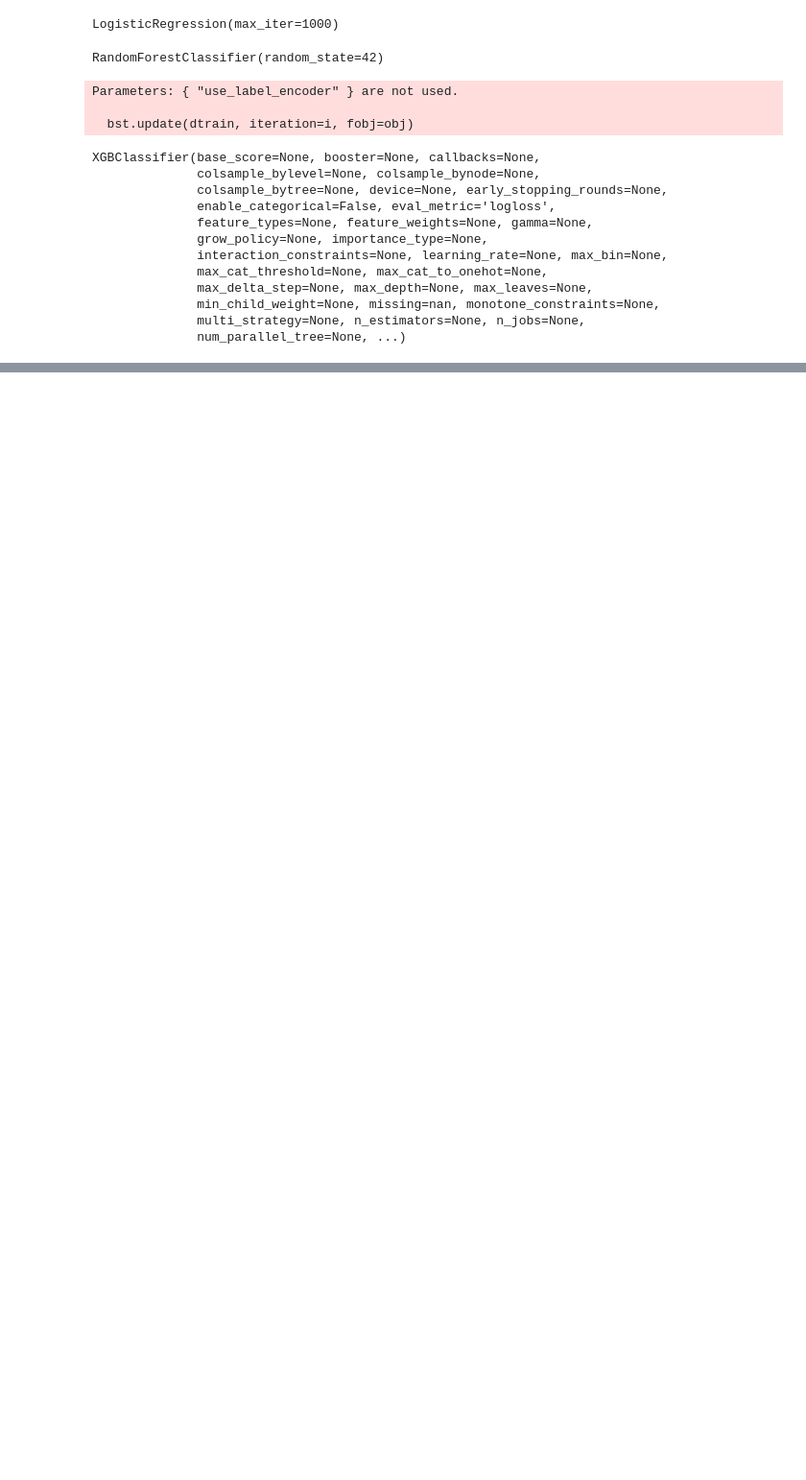
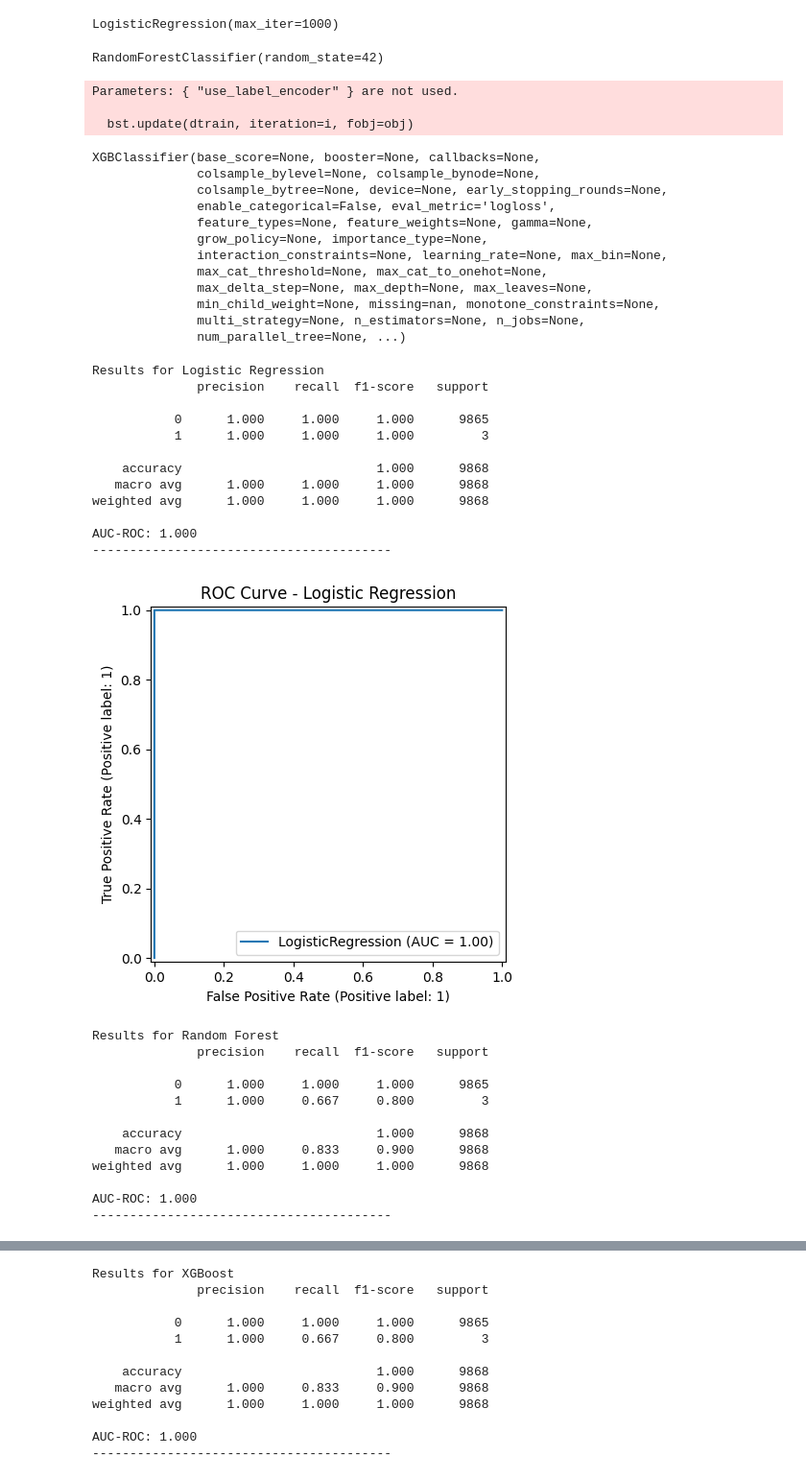
Before and after one commit to Pxyzi3c/sanction-risk-ml, a Jupyter notebook: notebooks/modeling.ipynb, the cells around one changed output, grey strips where cells are left out. Shown at 96% size. Drawn from its saved outputs; the diff is of its cells as text; code cells hidden in the pictures; blank space fills up the shorter version.

Commit message:
evaluate performance, wip

```diff
--- a/notebooks/modeling.ipynb
+++ b/notebooks/modeling.ipynb
@@ -79,3 +79,47 @@ XGBClassifier(base_score=None, booster=None, callbacks=None,
               min_child_weight=None, missing=nan, monotone_constraints=None,
               multi_strategy=None, n_estimators=None, n_jobs=None,
               num_parallel_tree=None, ...)
+# %%
+# Evaluate Performance
+def evaluate_model(model, name):
+    preds = model.predict(X_test)
+    probs = model.predict_proba(X_test)[:, 1]
+
+    print(f"Results for {name}")
+    print(classification_report(y_test, preds, digits=3))
+    print(f"AUC-ROC: {roc_auc_score(y_test, probs):.3f}")
+    print("-" * 40)
+
+    RocCurveDisplay.from_estimator(model, X_test, y_test)
+    plt.title(f"ROC Curve - {name}")
+    plt.show()
+# %%
+evaluate_model(lr, "Logistic Regression")
+evaluate_model(rf, "Random Forest")
+evaluate_model(xgb, "XGBoost")
+# %% [output]
+Results for Logistic Regression
+              precision    recall  f1-score   support
+
+           0      1.000     1.000     1.000      9865
+           1      1.000     1.000     1.000         3
+
+    accuracy                          1.000      9868
+   macro avg      1.000     1.000     1.000      9868
+weighted avg      1.000     1.000     1.000      9868
+
+AUC-ROC: 1.000
+----------------------------------------
+[figure, added]
+Results for Random Forest
+              precision    recall  f1-score   support
+
+           0      1.000     1.000     1.000      9865
+           1      1.000     0.667     0.800         3
+
+    accuracy                          1.000      9868
+   macro avg      1.000     0.833     0.900      9868
+weighted avg      1.000     1.000     1.000      9868
+
+AUC-ROC: 1.000
+----------------------------------------
@@ -81,0 +127,12 @@ XGBClassifier(base_score=None, booster=None, callbacks=None,
+Results for XGBoost
+              precision    recall  f1-score   support
+
+           0      1.000     1.000     1.000      9865
+           1      1.000     0.667     0.800         3
+
+    accuracy                          1.000      9868
+   macro avg      1.000     0.833     0.900      9868
+weighted avg      1.000     1.000     1.000      9868
+
+AUC-ROC: 1.000
+----------------------------------------
```
Also changed, not shown: parts of 1 cell of this notebook.
